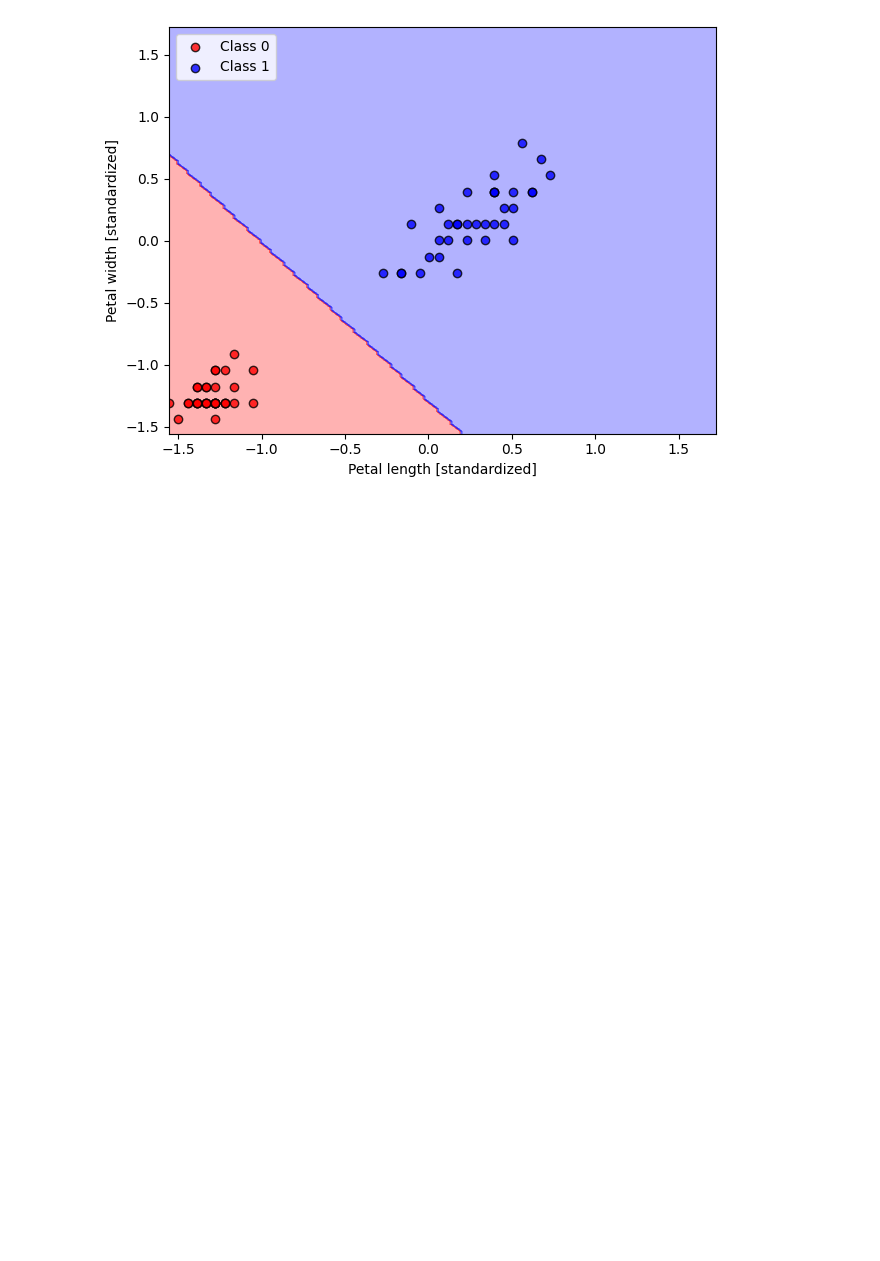
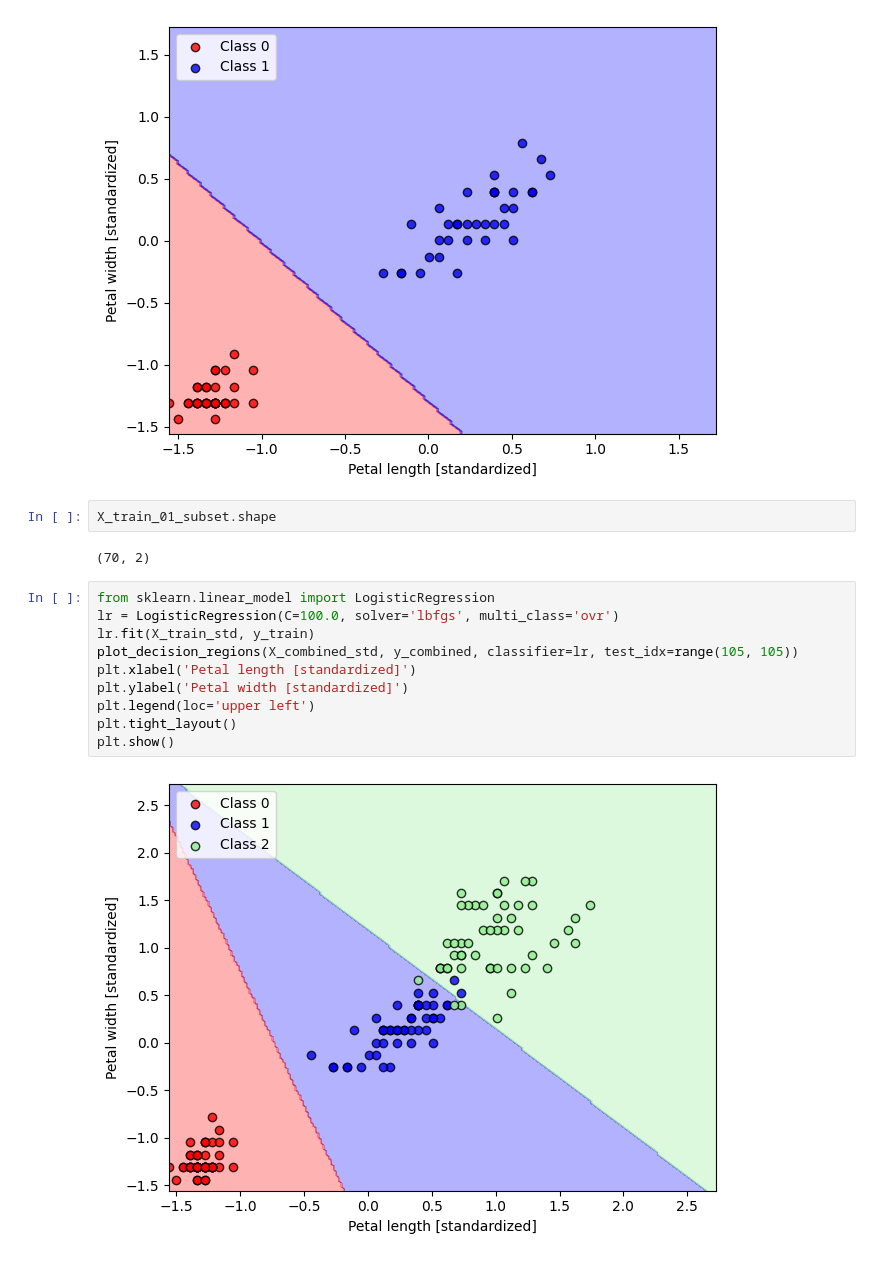
Before and after one commit to curtishelsel/MLEducation, a Jupyter notebook: Packt/Chap3.ipynb, the cells around one changed output. Saved outputs shown, nothing was run; the diff lists cells and outputs as text; blank space fills up the shorter version.

Commit message:
Add sklearn logistic

```diff
--- a/Packt/Chap3.ipynb
+++ b/Packt/Chap3.ipynb
@@ -210,3 +210,19 @@ plt.tight_layout()
 plt.show()
 # %% [output]
 [figure]
+# %%
+X_train_01_subset.shape
+# %% [output]
+(70, 2)
+# %%
+from sklearn.linear_model import LogisticRegression
+lr = LogisticRegression(C=100.0, solver='lbfgs', multi_class='ovr')
+lr.fit(X_train_std, y_train)
+plot_decision_regions(X_combined_std, y_combined, classifier=lr, test_idx=range(105, 105))
+plt.xlabel('Petal length [standardized]')
+plt.ylabel('Petal width [standardized]')
+plt.legend(loc='upper left')
+plt.tight_layout()
+plt.show()
+# %% [output]
+[figure, added]
```
Also changed, not shown: parts of 7 cells of this notebook.
